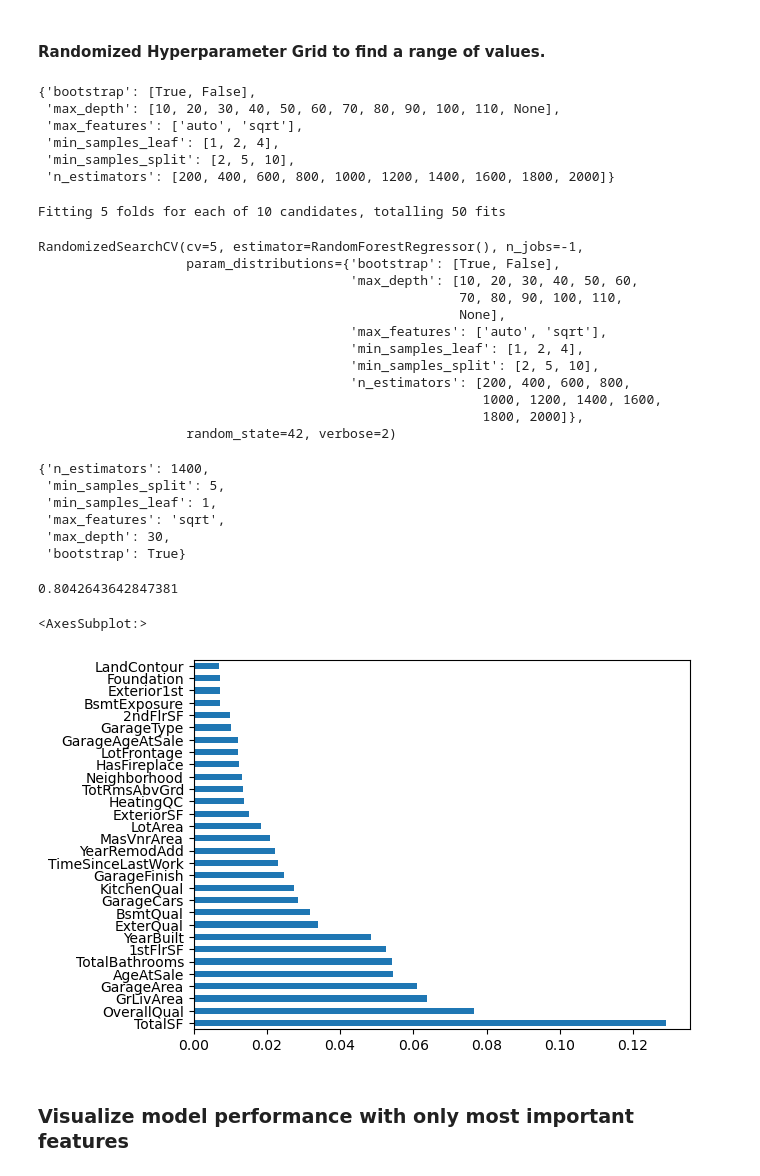
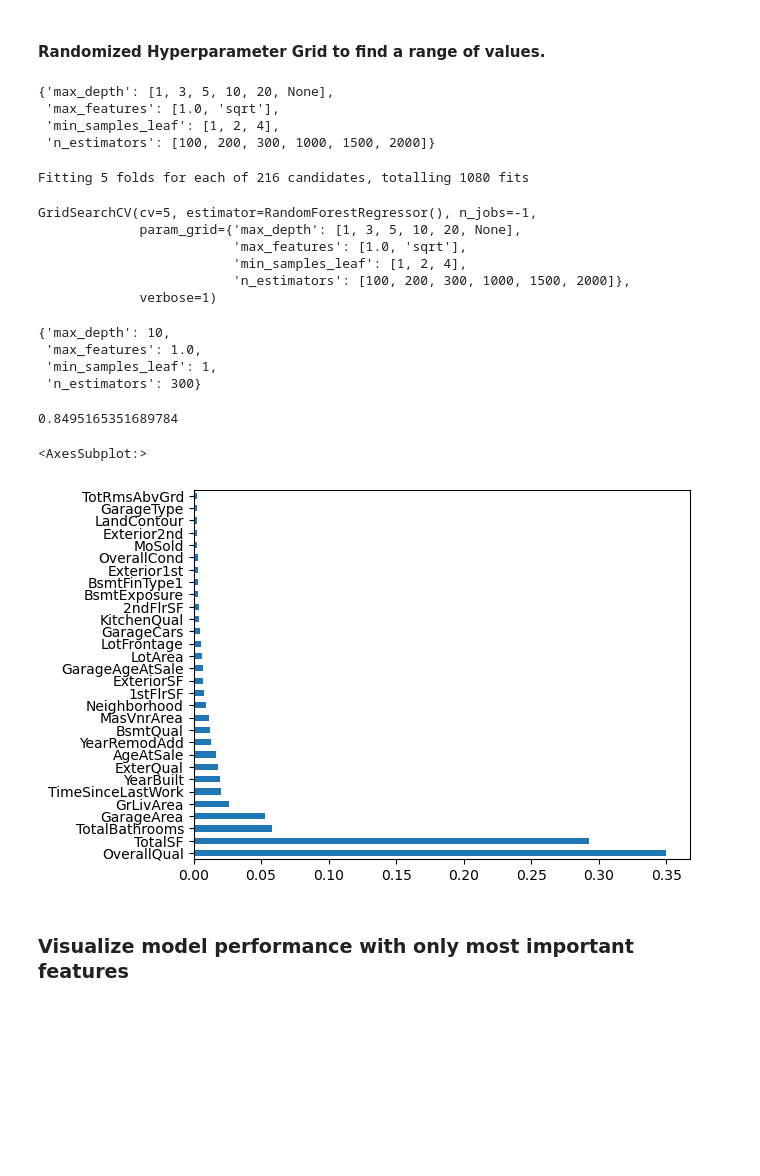
Before and after one commit to elijahspiegel/AmesHousingProject, a Jupyter notebook: Machine Learning Project - Combined - Iteration 1.ipynb, the cells around one changed output. Drawn from its saved outputs; the diff is of its cells as text; code cells hidden in the pictures; blank space fills up the shorter version.

```diff
--- a/Machine Learning Project - Combined - Iteration 1.ipynb
+++ b/Machine Learning Project - Combined - Iteration 1.ipynb
@@ -955,74 +901,58 @@ from sklearn.model_selection import RandomizedSearchCV
 from pprint import pprint
 # %%
 # Number of trees in random forest
-n_estimators = [int(x) for x in np.linspace(start = 200, stop = 2000, num = 10)]
+n_estimators = [100, 200, 300, 1000, 1500, 2000]
 # Number of features to consider at every split
-max_features = ['auto', 'sqrt']
+max_features = [1.0, 'sqrt']
 # Maximum number of levels in tree
-max_depth = [int(x) for x in np.linspace(10, 110, num = 11)]
+max_depth = [1, 3, 5, 10, 20]
 max_depth.append(None)
-# Minimum number of samples required to split a node
-min_samples_split = [2, 5, 10]
 # Minimum number of samples required at each leaf node
 min_samples_leaf = [1, 2, 4]
-# Method of selecting samples for training each tree
-bootstrap = [True, False]
-# Create the random grid
-random_grid = {'n_estimators': n_estimators,
+# Create the parameter grid
+param_grid = {'n_estimators': n_estimators,
                'max_features': max_features,
                'max_depth': max_depth,
-               'min_samples_split': min_samples_split,
-               'min_samples_leaf': min_samples_leaf,
-               'bootstrap': bootstrap}
-pprint(random_grid)
+               'min_samples_leaf': min_samples_leaf}
+pprint(param_grid)
 # %% [output]
-{'bootstrap': [True, False],
- 'max_depth': [10, 20, 30, 40, 50, 60, 70, 80, 90, 100, 110, None],
- 'max_features': ['auto', 'sqrt'],
+{'max_depth': [1, 3, 5, 10, 20, None],
+ 'max_features': [1.0, 'sqrt'],
  'min_samples_leaf': [1, 2, 4],
- 'min_samples_split': [2, 5, 10],
- 'n_estimators': [200, 400, 600, 800, 1000, 1200, 1400, 1600, 1800, 2000]}
+ 'n_estimators': [100, 200, 300, 1000, 1500, 2000]}
 # %%
 from sklearn.ensemble import RandomForestRegressor
 rf = RandomForestRegressor()
 # %%
-rf_random = RandomizedSearchCV(estimator = rf, param_distributions = random_grid,
-                               n_iter = 10, cv = 5, verbose=2, random_state=42, n_jobs = -1)
+rf_grid = GridSearchCV(estimator = rf, param_grid = param_grid,
+                         cv = 5, verbose=2, n_jobs = -1)
 # %%
-rf_random.fit(X_train, y_train)
+rf_grid.fit(X_train, y_train)
 # %% [output]
-Fitting 5 folds for each of 10 candidates, totalling 50 fits
+Fitting 5 folds for each of 216 candidates, totalling 1080 fits
-RandomizedSearchCV(cv=5, estimator=RandomForestRegressor(), n_jobs=-1,
-                   param_distributions={'bootstrap': [True, False],
-                                        'max_depth': [10, 20, 30, 40, 50, 60,
-                                                      70, 80, 90, 100, 110,
-                                                      None],
-                                        'max_features': ['auto', 'sqrt'],
-                                        'min_samples_leaf': [1, 2, 4],
-                                        'min_samples_split': [2, 5, 10],
-                                        'n_estimators': [200, 400, 600, 800,
-                                                         1000, 1200, 1400, 1600,
-                                                         1800, 2000]},
-                   random_state=42, verbose=2)
+GridSearchCV(cv=5, estimator=RandomForestRegressor(), n_jobs=-1,
+             param_grid={'max_depth': [1, 3, 5, 10, 20, None],
+                         'max_features': [1.0, 'sqrt'],
+                         'min_samples_leaf': [1, 2, 4],
+                         'n_estimators': [100, 200, 300, 1000, 1500, 2000]},
+             verbose=1)
 # %%
-rf_random.best_params_
+rf_grid.best_params_
 # %% [output]
-{'n_estimators': 1400,
- 'min_samples_split': 5,
+{'max_depth': 10,
+ 'max_features': 1.0,
  'min_samples_leaf': 1,
- 'max_features': 'sqrt',
- 'max_depth': 30,
- 'bootstrap': True}
+ 'n_estimators': 300}
 # %%
-rf_random.score(X_validate, y_validate)
+rf_grid.score(X_validate, y_validate)
 # %% [output]
-0.8042643642847381
+0.8495165351689784
 # %%
-featureimportances = pd.Series(rf_random.best_estimator_.feature_importances_, index = X_train.columns)
+featureimportances = pd.Series(rf_grid.best_estimator_.feature_importances_, index = X_train.columns)
 featureimportances.nlargest(30).plot(kind = 'barh')
 # %% [output]
 <AxesSubplot:>
-[figure, old version]
+[figure, new version]
 # %% [markdown]
 ### Visualize model performance with only most important features
 # %%
```
Also changed, not shown: parts of 46 cells of this notebook.
